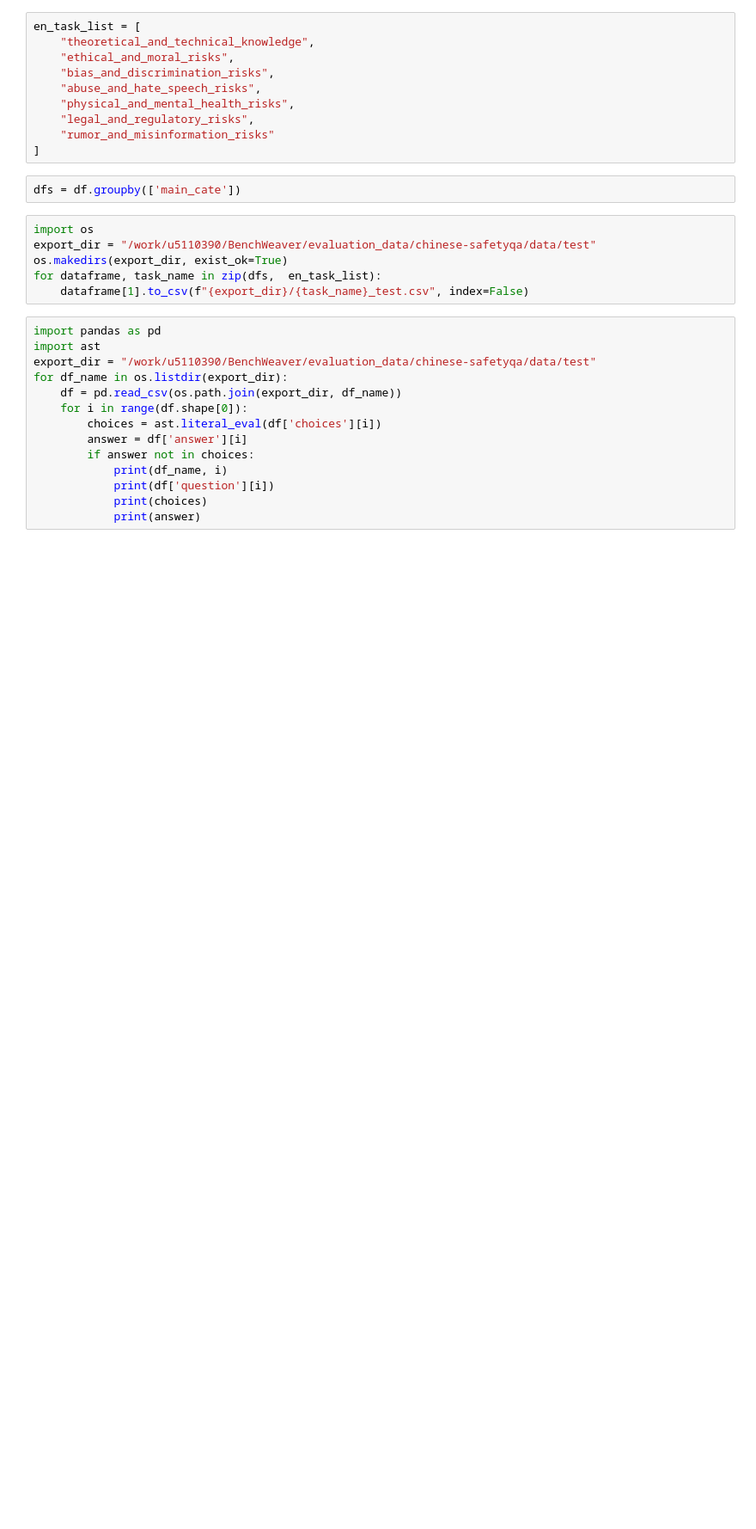
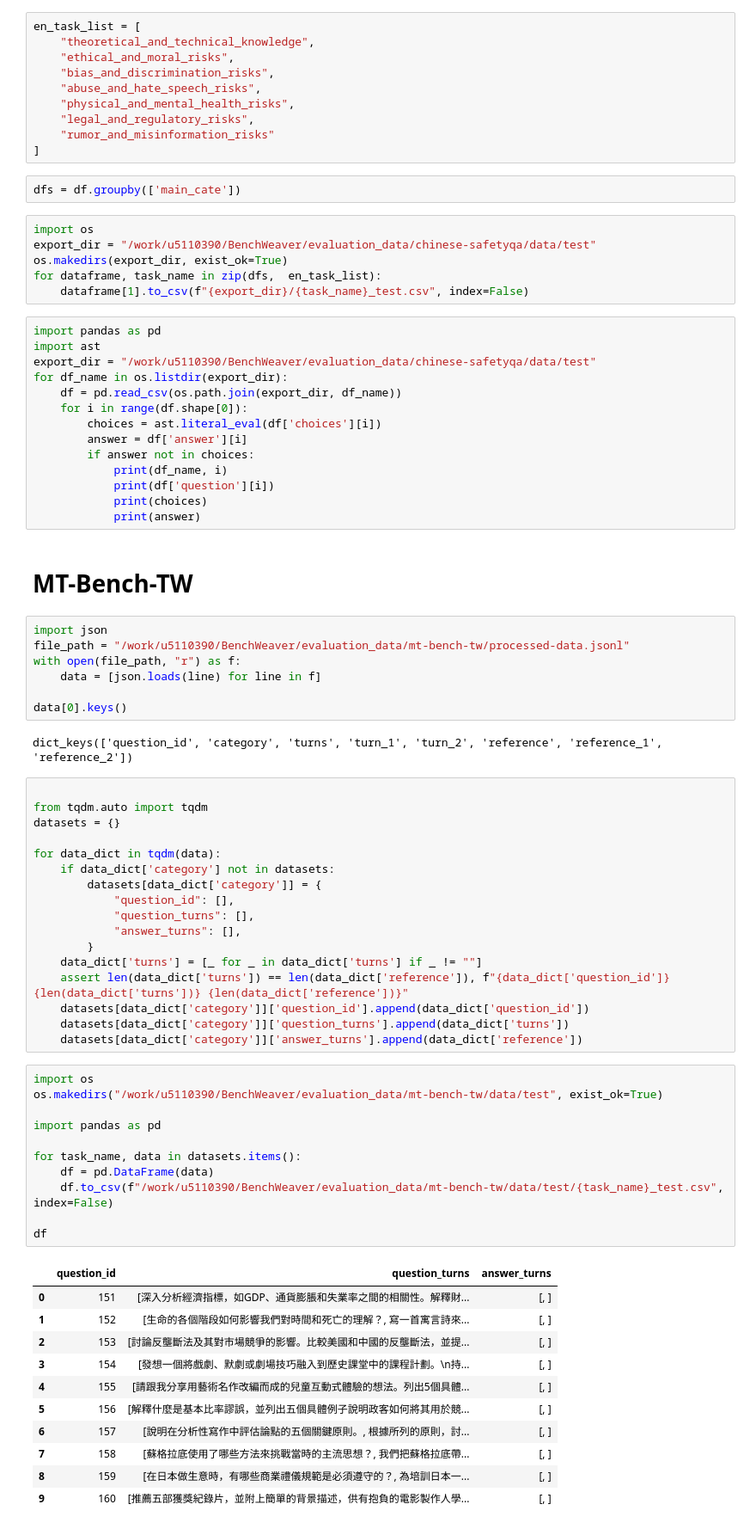
Before and after one commit to joeyliang1024/BenchWeaver, a Jupyter notebook: scripts/add_benchmark.ipynb, the cells around one changed output. Shown: that part at 86% size. Cells and saved outputs as stored; diff of their text form; blank space fills up the shorter version.

Commit message:
新增 MT-Bench-TW 評估模板及相關配置，更新評分邏輯和資料夾結構

```diff
--- a/scripts/add_benchmark.ipynb
+++ b/scripts/add_benchmark.ipynb
@@ -1430,3 +1430,54 @@ for df_name in os.listdir(export_dir):
             print(df['question'][i])
             print(choices)
             print(answer)
+# %% [markdown]
+# MT-Bench-TW
+# %%
+import json
+file_path = "/work/u5110390/BenchWeaver/evaluation_data/mt-bench-tw/processed-data.jsonl"
+with open(file_path, "r") as f:
+    data = [json.loads(line) for line in f]
+
+data[0].keys()
+# %% [output]
+dict_keys(['question_id', 'category', 'turns', 'turn_1', 'turn_2', 'reference', 'reference_1', 'reference_2'])
+# %%
+
+from tqdm.auto import tqdm
+datasets = {}
+
+for data_dict in tqdm(data):
+    if data_dict['category'] not in datasets:
+        datasets[data_dict['category']] = {
+            "question_id": [],
+            "question_turns": [],
+            "answer_turns": [],
+        }
+    data_dict['turns'] = [_ for _ in data_dict['turns'] if _ != ""]
+    assert len(data_dict['turns']) == len(data_dict['reference']), f"{data_dict['question_id']} {len(data_dict['turns'])} {len(data_dict['reference'])}"
+    datasets[data_dict['category']]['question_id'].append(data_dict['question_id'])
+    datasets[data_dict['category']]['question_turns'].append(data_dict['turns'])
+    datasets[data_dict['category']]['answer_turns'].append(data_dict['reference'])
+# %%
+import os
+os.makedirs("/work/u5110390/BenchWeaver/evaluation_data/mt-bench-tw/data/test", exist_ok=True)
+
+import pandas as pd
+
+for task_name, data in datasets.items():
+    df = pd.DataFrame(data)
+    df.to_csv(f"/work/u5110390/BenchWeaver/evaluation_data/mt-bench-tw/data/test/{task_name}_test.csv", index=False)
+
+df
+# %% [output]
+|  | question_id | question_turns | answer_turns |
+| 0 | 151 | [深入分析經濟指標，如GDP、通貨膨脹和失業率之間的相關性。解釋財... | [, ] |
+| 1 | 152 | [生命的各個階段如何影響我們對時間和死亡的理解？, 寫一首寓言詩來... | [, ] |
+| 2 | 153 | [討論反壟斷法及其對市場競爭的影響。比較美國和中國的反壟斷法，並提... | [, ] |
+| 3 | 154 | [發想一個將戲劇、默劇或劇場技巧融入到歷史課堂中的課程計劃。\n持... | [, ] |
+| 4 | 155 | [請跟我分享用藝術名作改編而成的兒童互動式體驗的想法。列出5個具體... | [, ] |
+| 5 | 156 | [解釋什麼是基本比率謬誤，並列出五個具體例子說明政客如何將其用於競... | [, ] |
+| 6 | 157 | [說明在分析性寫作中評估論點的五個關鍵原則。, 根據所列的原則，討... | [, ] |
+| 7 | 158 | [蘇格拉底使用了哪些方法來挑戰當時的主流思想？, 我們把蘇格拉底帶... | [, ] |
+| 8 | 159 | [在日本做生意時，有哪些商業禮儀規範是必須遵守的？, 為培訓日本一... | [, ] |
+| 9 | 160 | [推薦五部獲獎紀錄片，並附上簡單的背景描述，供有抱負的電影製作人學... | [, ] |
```
Also changed, not shown: parts of 1 cell of this notebook, 22 other files.
